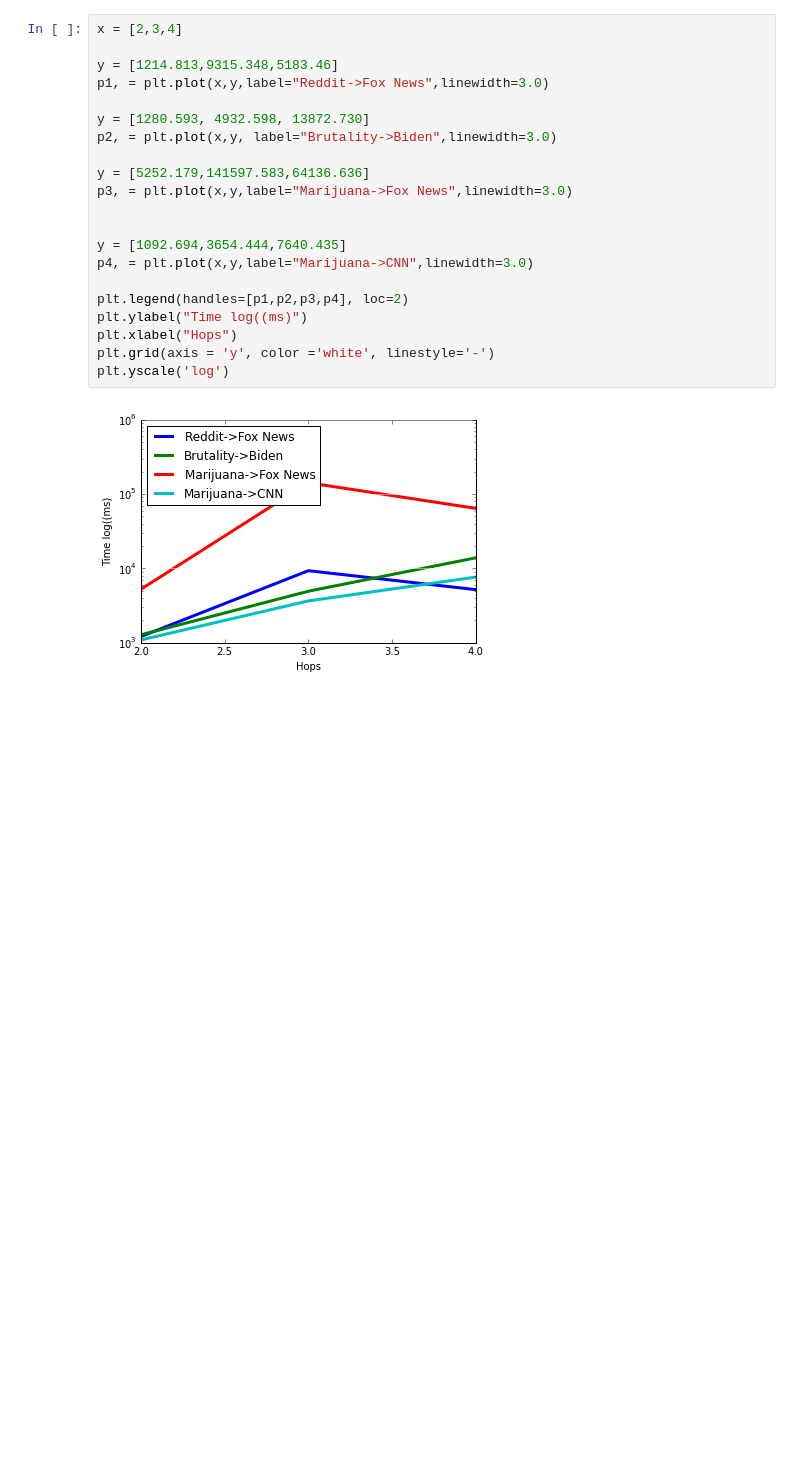
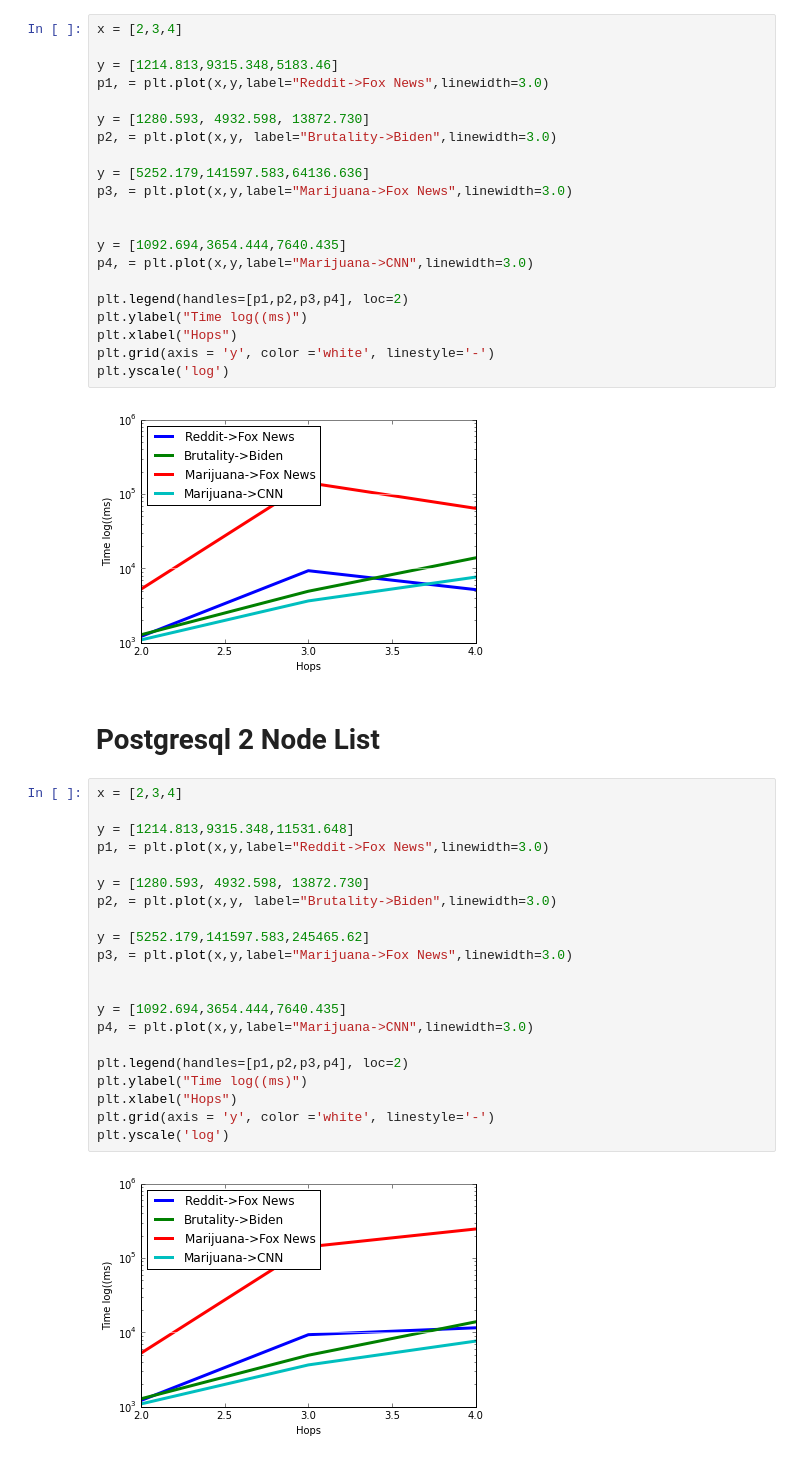
Before and after one commit to cegme/kbinference, a Jupyter notebook: notebooks/DissertationGraphs.ipynb, the cells around one changed output. Saved outputs shown, nothing was run; the diff lists cells and outputs as text; blank space fills up the shorter version.

Commit message:
Added new result graph for pgsql

```diff
--- a/notebooks/DissertationGraphs.ipynb
+++ b/notebooks/DissertationGraphs.ipynb
@@ -97,3 +99,28 @@ plt.grid(axis = 'y', color ='white', linestyle='-')
 plt.yscale('log')
 # %% [output]
 [figure]
+# %% [markdown]
+# Postgresql 2 Node List
+# %%
+x = [2,3,4]
+
+y = [1214.813,9315.348,11531.648]
+p1, = plt.plot(x,y,label="Reddit->Fox News",linewidth=3.0)
+
+y = [1280.593, 4932.598, 13872.730]
+p2, = plt.plot(x,y, label="Brutality->Biden",linewidth=3.0)
+
+y = [5252.179,141597.583,245465.62]
+p3, = plt.plot(x,y,label="Marijuana->Fox News",linewidth=3.0)
+
+
+y = [1092.694,3654.444,7640.435]
+p4, = plt.plot(x,y,label="Marijuana->CNN",linewidth=3.0)
+
+plt.legend(handles=[p1,p2,p3,p4], loc=2)
+plt.ylabel("Time log((ms)")
+plt.xlabel("Hops")
+plt.grid(axis = 'y', color ='white', linestyle='-')
+plt.yscale('log')
+# %% [output]
+[figure, added]
```
Also changed, not shown: parts of 2 cells of this notebook.
